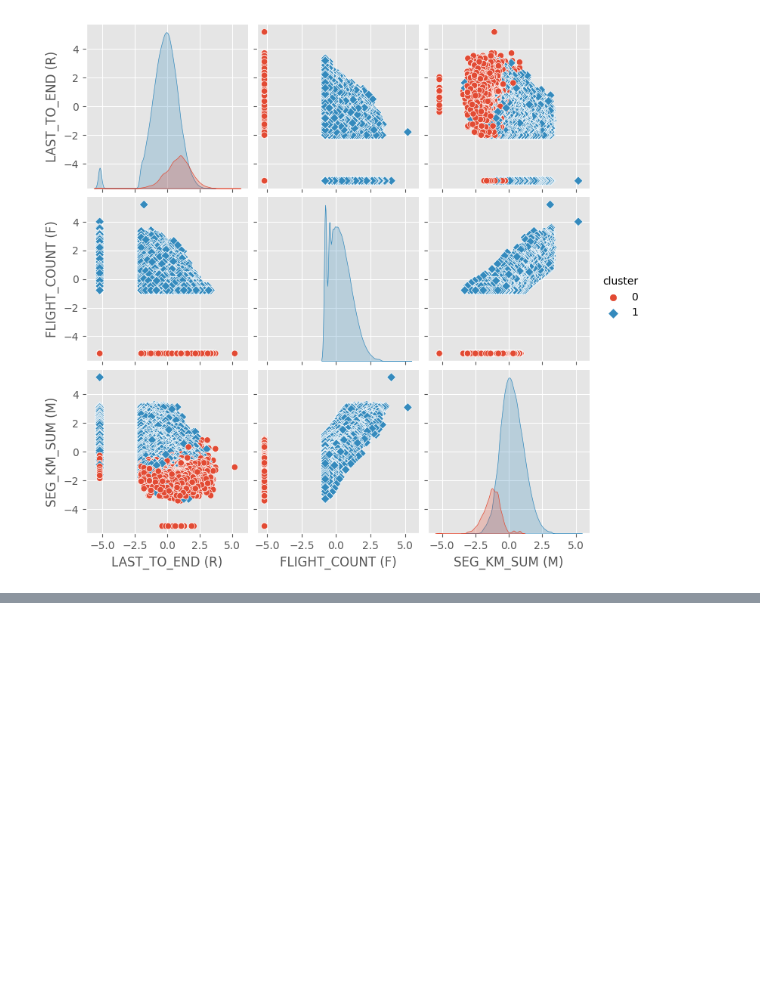
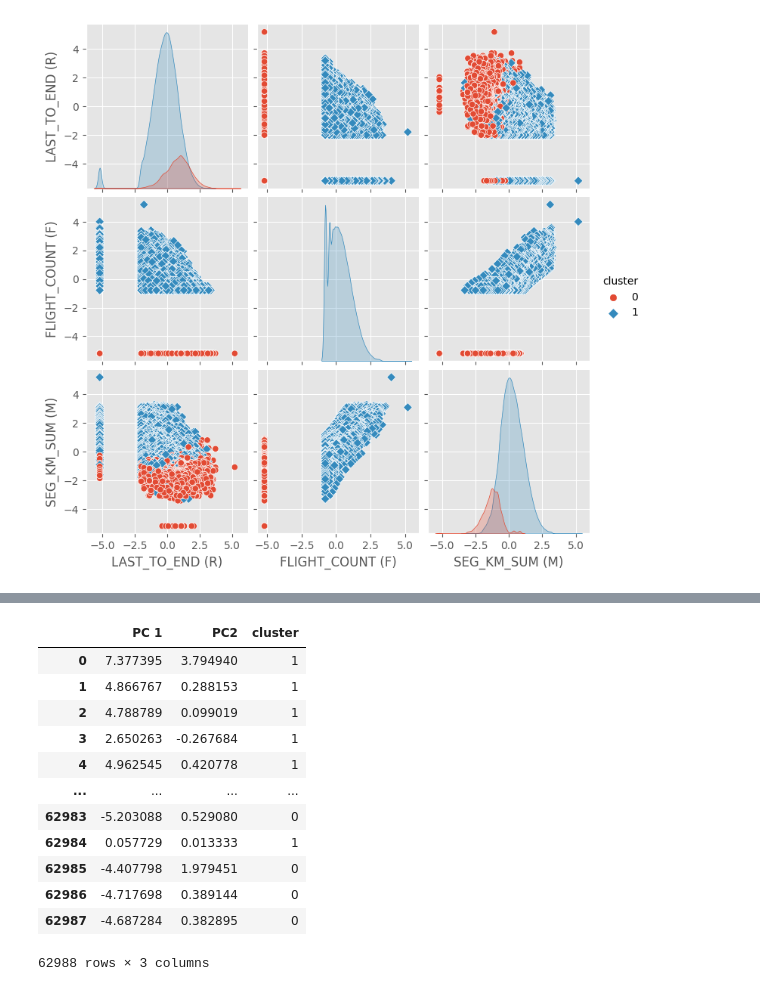
Before and after one commit to jptriciaestella/Skripsi-Kmeans-LTS, a Jupyter notebook: DATASET1/kmeans.ipynb, the cells around one changed output, grey strips where cells are left out. Saved outputs shown, nothing was run; the diff lists cells and outputs as text; code cells hidden in the pictures; blank space fills up the shorter version.

```diff
--- a/DATASET1/kmeans.ipynb
+++ b/DATASET1/kmeans.ipynb
@@ -365,0 +421,19 @@ sns.pairplot(data=df_scaled, hue='cluster', markers=["o", "D"])
+# %%
+df_pca = pd.DataFrame(df_pca, columns=['PC 1', 'PC2'])
+df_pca['cluster'] = df_scaled.loc[:, df_scaled.columns.isin(['cluster'])]
+
+df_pca
+# %% [output]
+|  | PC 1 | PC2 | cluster |
+| 0 | 7.377395 | 3.794940 | 1 |
+| 1 | 4.866767 | 0.288153 | 1 |
+| 2 | 4.788789 | 0.099019 | 1 |
+| 3 | 2.650263 | -0.267684 | 1 |
+| 4 | 4.962545 | 0.420778 | 1 |
+| ... | ... | ... | ... |
+| 62983 | -5.203088 | 0.529080 | 0 |
+| 62984 | 0.057729 | 0.013333 | 1 |
+| 62985 | -4.407798 | 1.979451 | 0 |
+| 62986 | -4.717698 | 0.389144 | 0 |
+| 62987 | -4.687284 | 0.382895 | 0 |
+62988 rows × 3 columns
```
Also changed, not shown: parts of 6 cells of this notebook.
